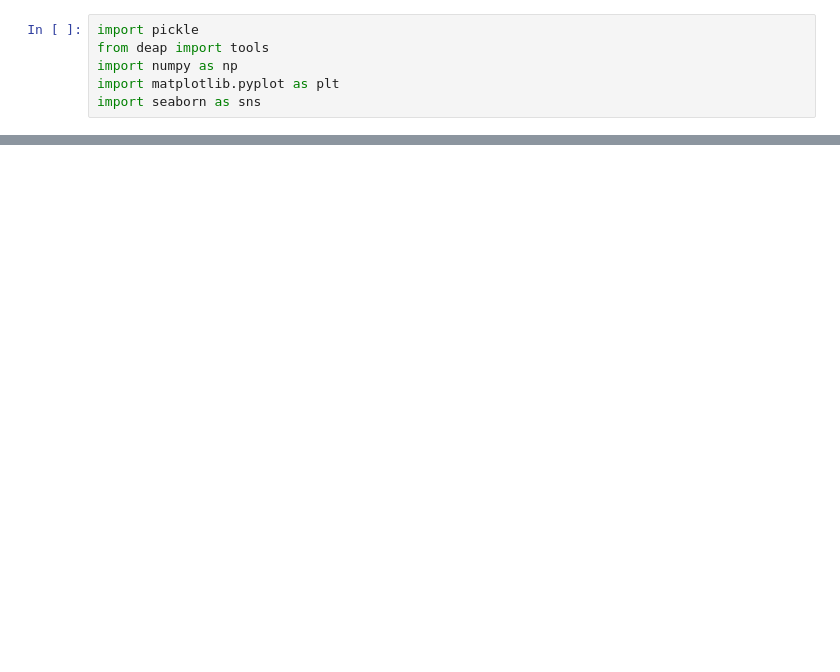
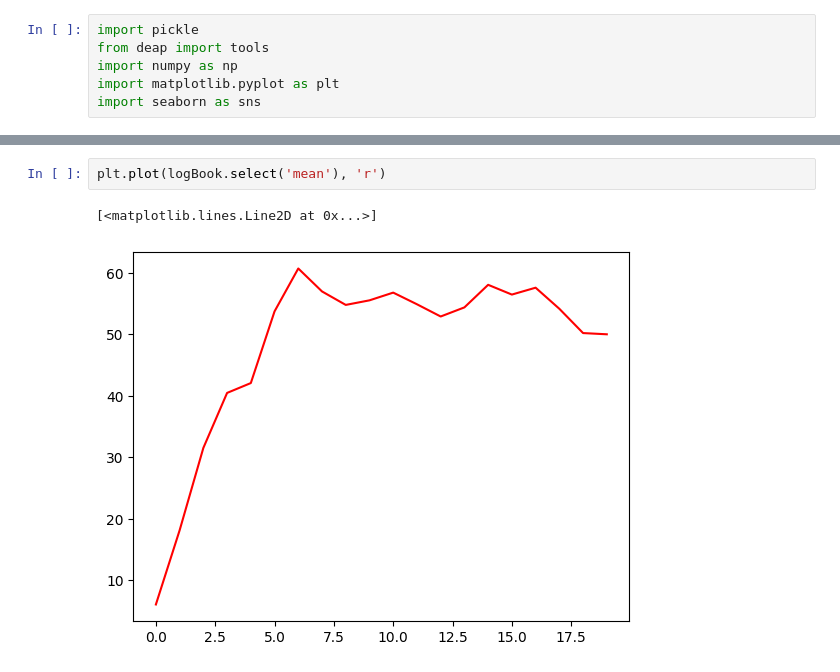
Before and after one commit to sanderbroos/EvolutionaryComputing, a Jupyter notebook: Experiments_statistics.ipynb, the cells around one changed output, grey strips where cells are left out. Drawn from its saved outputs; the diff is of its cells as text; blank space fills up the shorter version.

```diff
--- a/Experiments_statistics.ipynb
+++ b/Experiments_statistics.ipynb
@@ -51,0 +27,5 @@ logBook.select('max')
+# %%
+plt.plot(logBook.select('mean'), 'r')
+# %% [output]
+[<matplotlib.lines.Line2D at 0x...>]
+[figure, added]
```
Also changed, not shown: parts of 7 cells of this notebook, 13 other files.
